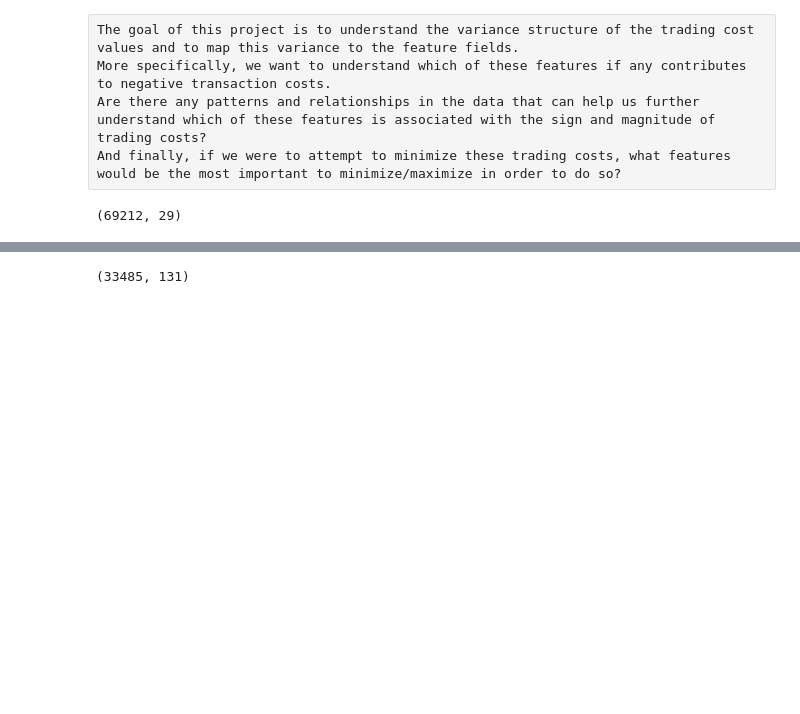
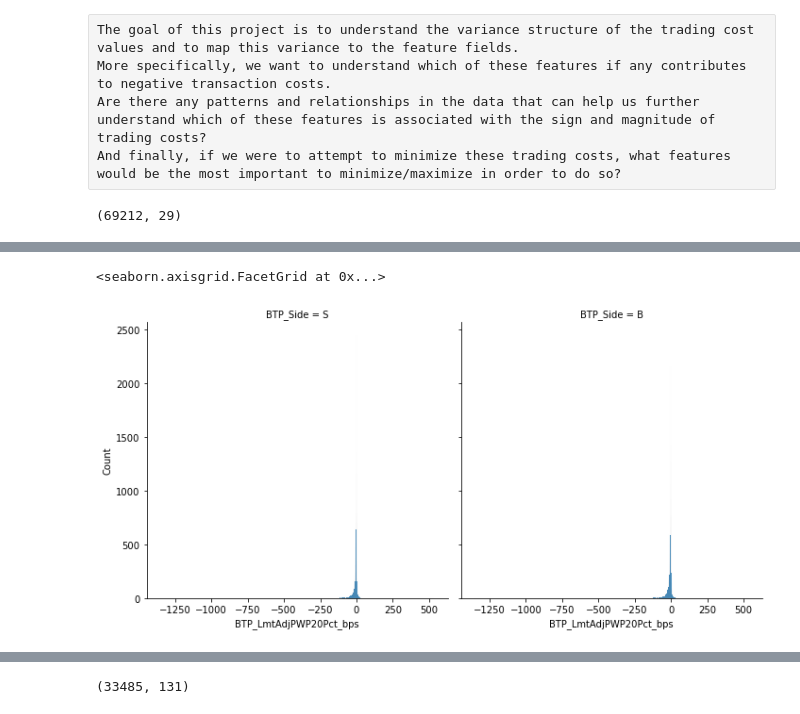
Before and after one commit to keshavs0305/franklin_route_anaysis, a Jupyter notebook: neural_network.ipynb, the cells around one changed output, grey strips where cells are left out. Saved outputs shown, nothing was run; the diff lists cells and outputs as text; code cells hidden in the pictures; blank space fills up the shorter version.

```diff
--- a/neural_network.ipynb
+++ b/neural_network.ipynb
@@ -28,0 +57,5 @@ data.shape
+# %%
+sns.displot(data, x="BTP_LmtAdjPWP20Pct_bps",col='BTP_Side',)
+# %% [output]
+<seaborn.axisgrid.FacetGrid at 0x...>
+[figure, added]
```
Also changed, not shown: parts of 5 cells of this notebook.
